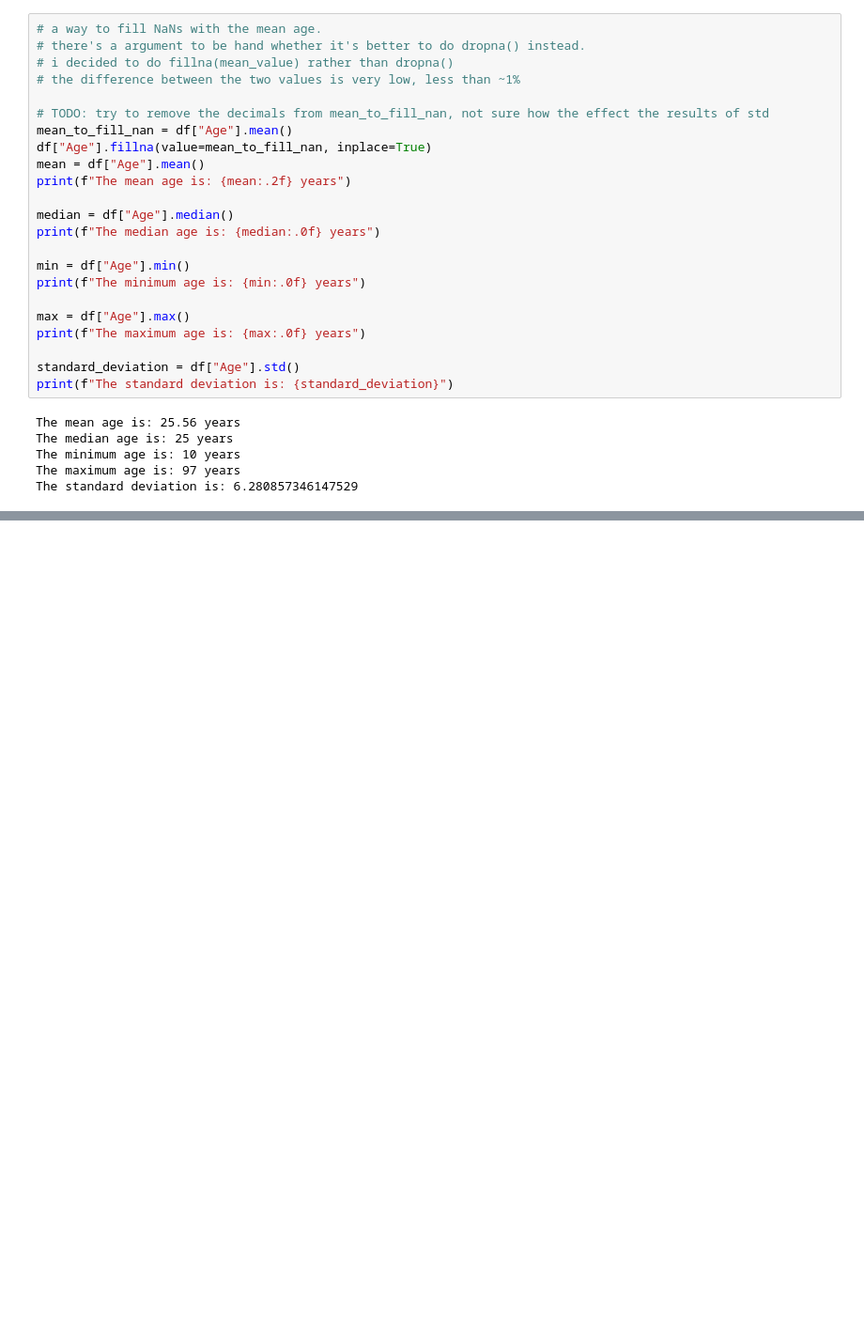
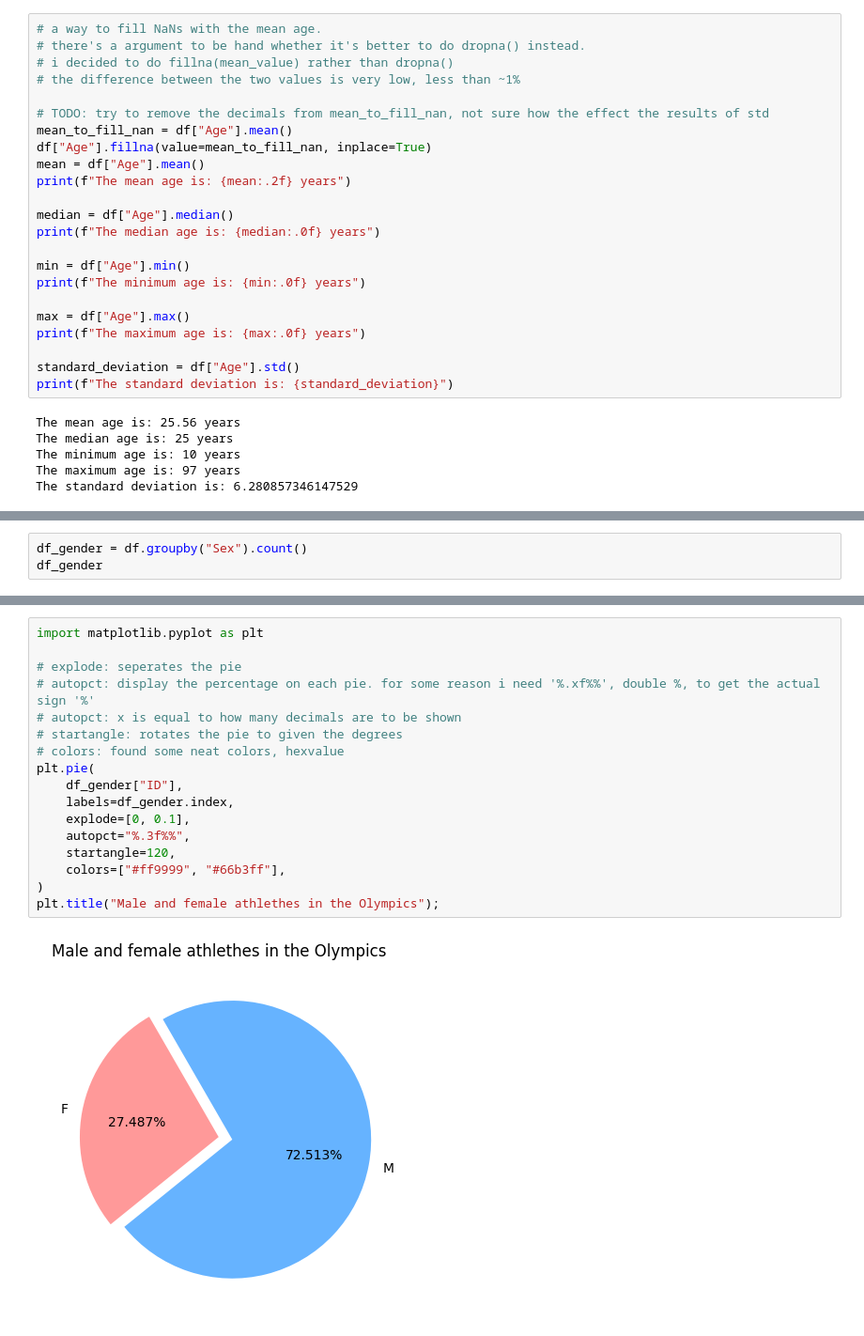
Before and after one commit to wlinds/ITHS-Projekt-OS, a Jupyter notebook: Project/Uppgift_0.ipynb, the cells around one changed output, grey strips where cells are left out. Shown at 94% size. Drawn from its saved outputs; the diff is of its cells as text; blank space fills up the shorter version.

```diff
--- a/Project/Uppgift_0.ipynb
+++ b/Project/Uppgift_0.ipynb
@@ -133,0 +140,3 @@ The standard deviation is: 6.280857346147529
+# %%
+df_gender = df.groupby("Sex").count()
+df_gender
@@ -133,0 +155,19 @@ The standard deviation is: 6.280857346147529
+# %%
+import matplotlib.pyplot as plt
+
+# explode: seperates the pie
+# autopct: display the percentage on each pie. for some reason i need '%.xf%%', double %, to get the actual sign '%'
+# autopct: x is equal to how many decimals are to be shown
+# startangle: rotates the pie to given the degrees
+# colors: found some neat colors, hexvalue
+plt.pie(
+    df_gender["ID"],
+    labels=df_gender.index,
+    explode=[0, 0.1],
+    autopct="%.3f%%",
+    startangle=120,
+    colors=["#ff9999", "#66b3ff"],
+)
+plt.title("Male and female athlethes in the Olympics");
+# %% [output]
+[figure, added]
```
Also changed, not shown: parts of 6 cells of this notebook.
